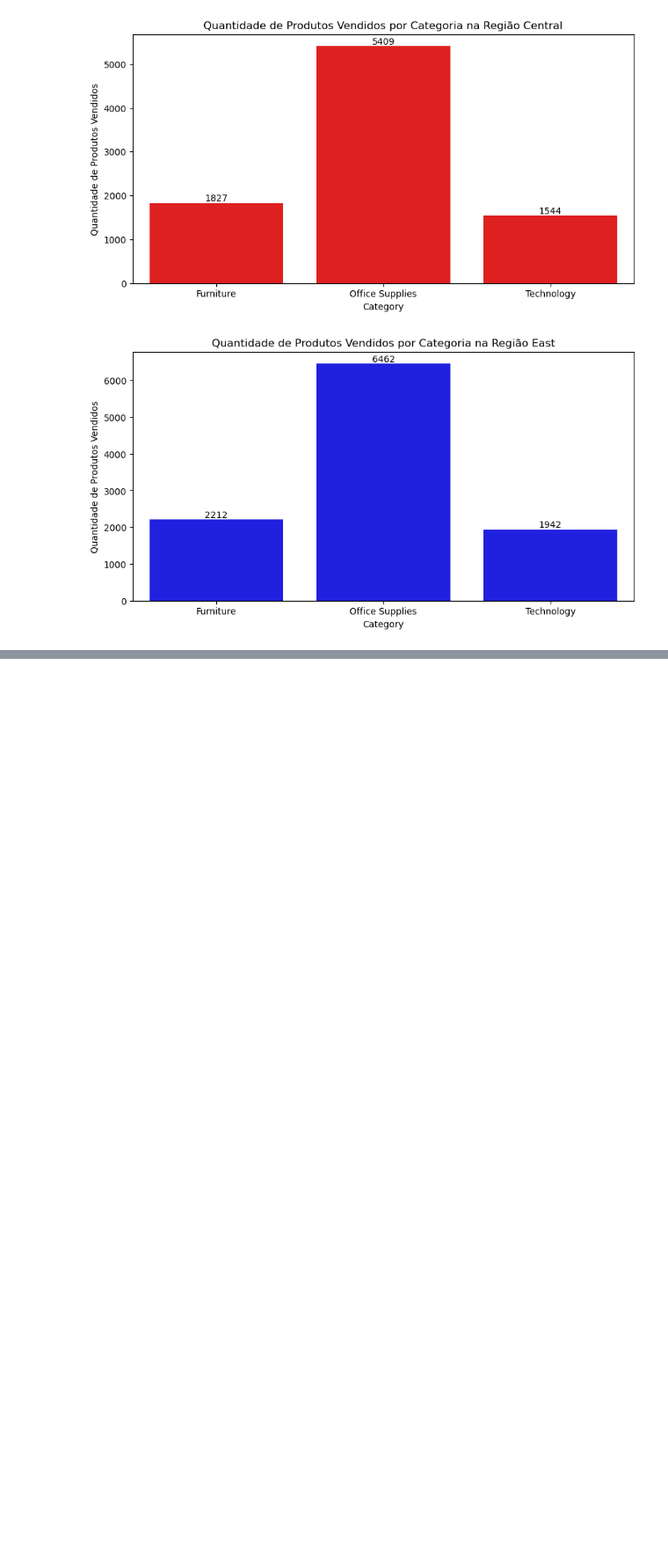
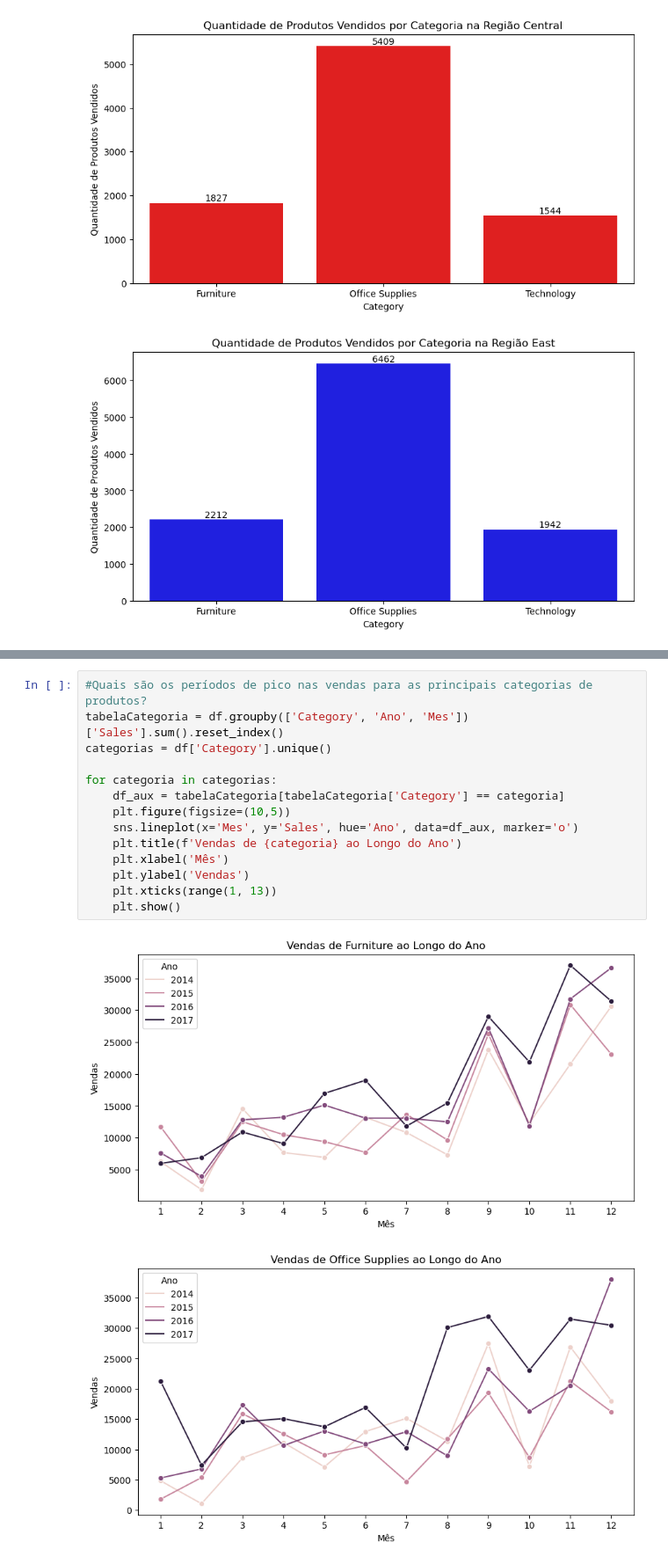
Before and after one commit to mario8978/Analise-de-Dados-Superstore-Sales, a Jupyter notebook: analise1.ipynb, the cells around one changed output, grey strips where cells are left out. Shown at 88% size. Saved outputs shown, nothing was run; the diff lists cells and outputs as text; blank space fills up the shorter version.

```diff
--- a/analise1.ipynb
+++ b/analise1.ipynb
@@ -362,0 +509,17 @@ for i, regiao in enumerate(df['Region'].unique()):
+# %%
+#Quais são os períodos de pico nas vendas para as principais categorias de produtos?
+tabelaCategoria = df.groupby(['Category', 'Ano', 'Mes'])['Sales'].sum().reset_index()
+categorias = df['Category'].unique()
+
+for categoria in categorias:
+    df_aux = tabelaCategoria[tabelaCategoria['Category'] == categoria]
+    plt.figure(figsize=(10,5))
+    sns.lineplot(x='Mes', y='Sales', hue='Ano', data=df_aux, marker='o')
+    plt.title(f'Vendas de {categoria} ao Longo do Ano')
+    plt.xlabel('Mês')
+    plt.ylabel('Vendas')
+    plt.xticks(range(1, 13))
+    plt.show()
+# %% [output]
+[figure, added]
+[figure, added]
```
Also changed, not shown: parts of 12 cells of this notebook.
